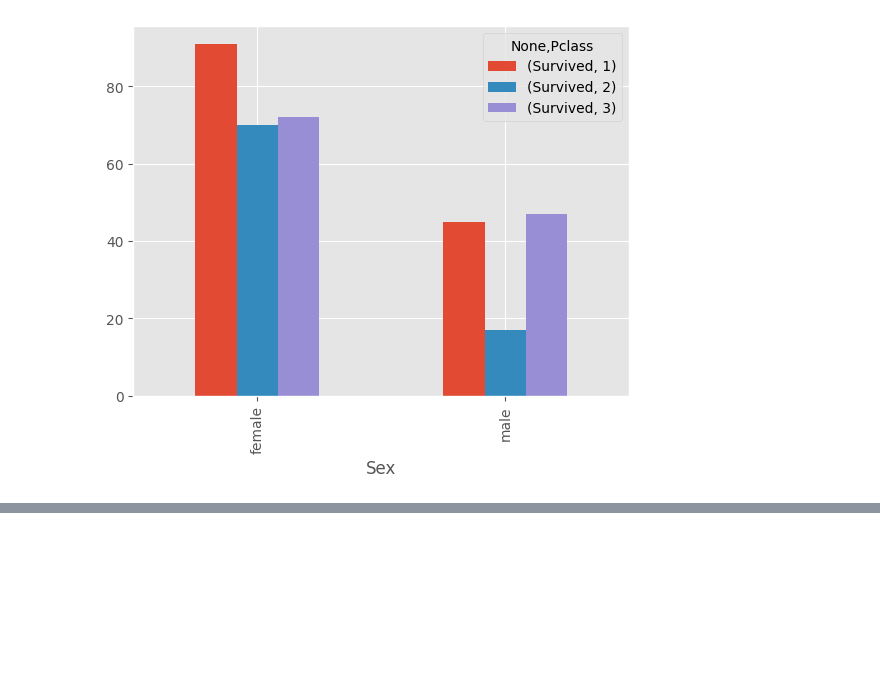
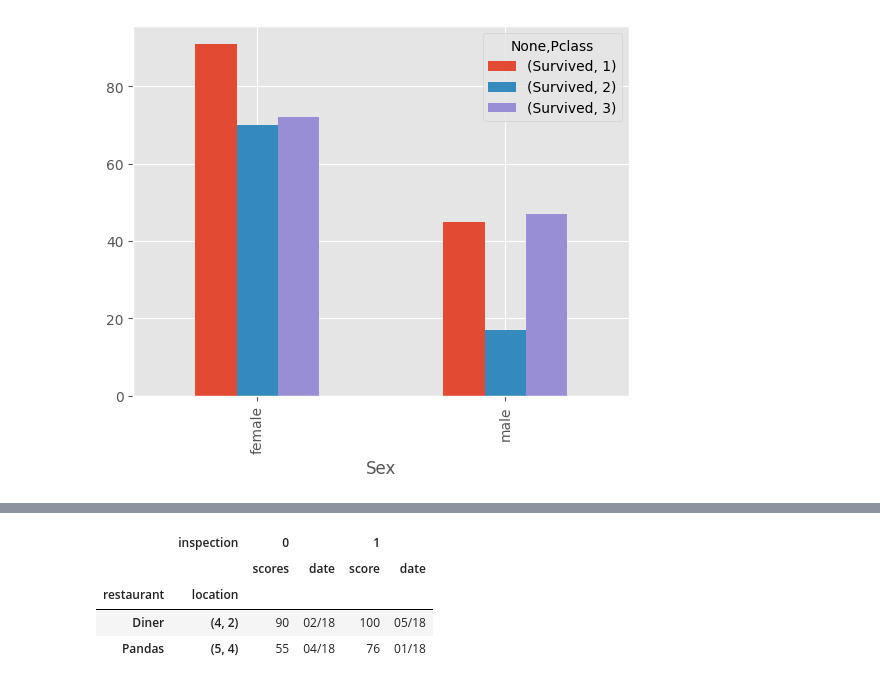
Before and after one commit to 1mmo/data-analysis-handbook, a Jupyter notebook: handbook/Working with data/Pandas.ipynb, the cells around one changed output, grey strips where cells are left out. Cells and saved outputs as stored; diff of their text form; code cells hidden in the pictures; blank space fills up the shorter version.

Commit message:
memory in Pandas how work multiindex

```diff
--- a/handbook/Working with data/Pandas.ipynb
+++ b/handbook/Working with data/Pandas.ipynb
@@ -1930,0 +2005,26 @@ grouped.plot(kind='bar')
+# %%
+restaurants = pd.MultiIndex.from_tuples((
+    ('Diner', (4, 2)),
+    ('Pandas', (5, 4))),
+    names=['restaurant', 'location'])
+
+inspections = pd.MultiIndex.from_tuples((
+    (0, 'scores'),
+    (0, 'date'),
+    (1, 'score'),
+    (1, 'date')),
+    names=['inspection', None])
+
+restaurant_inspections = pd.DataFrame(
+    [[90, '02/18', 100, '05/18'], [55, '04/18', 76, '01/18']],
+    index=restaurants,
+    columns=inspections,
+)
+# %%
+restaurant_inspections
+# %% [output]
+|  | inspection | 0 |  | 1 |  |
+|  |  | scores | date | score | date |
+| restaurant | location |  |  |  |  |
+| Diner | (4, 2) | 90 | 02/18 | 100 | 05/18 |
+| Pandas | (5, 4) | 55 | 04/18 | 76 | 01/18 |
```
Also changed, not shown: parts of 21 cells of this notebook.
